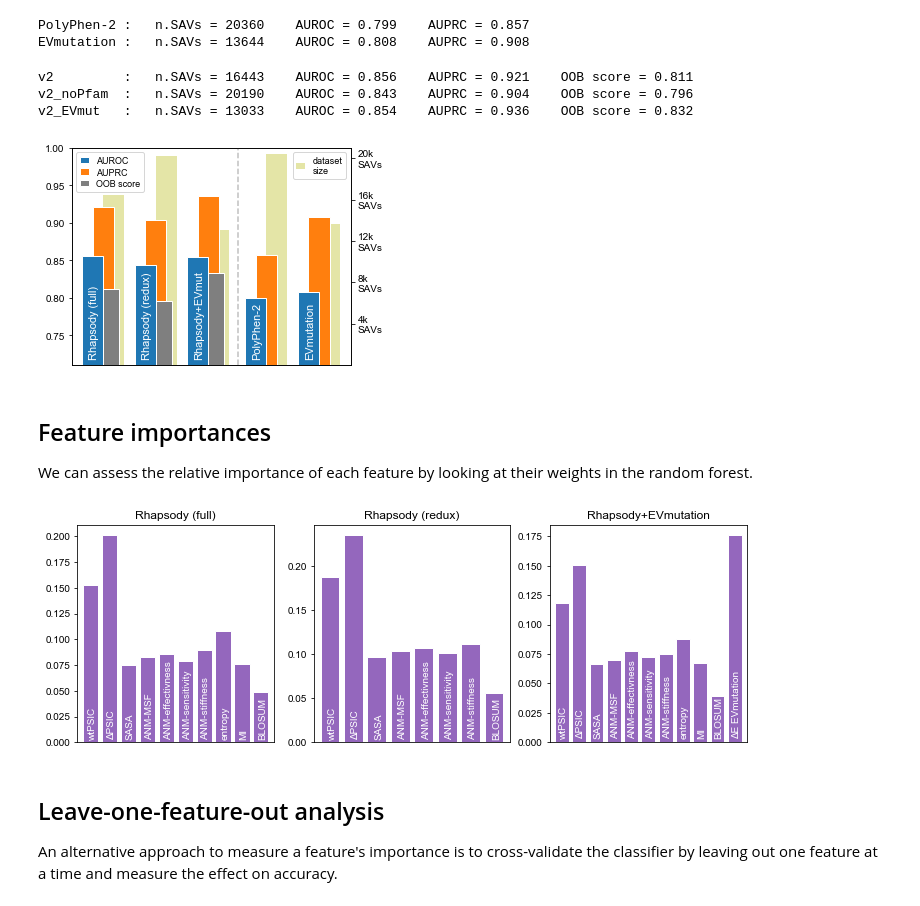
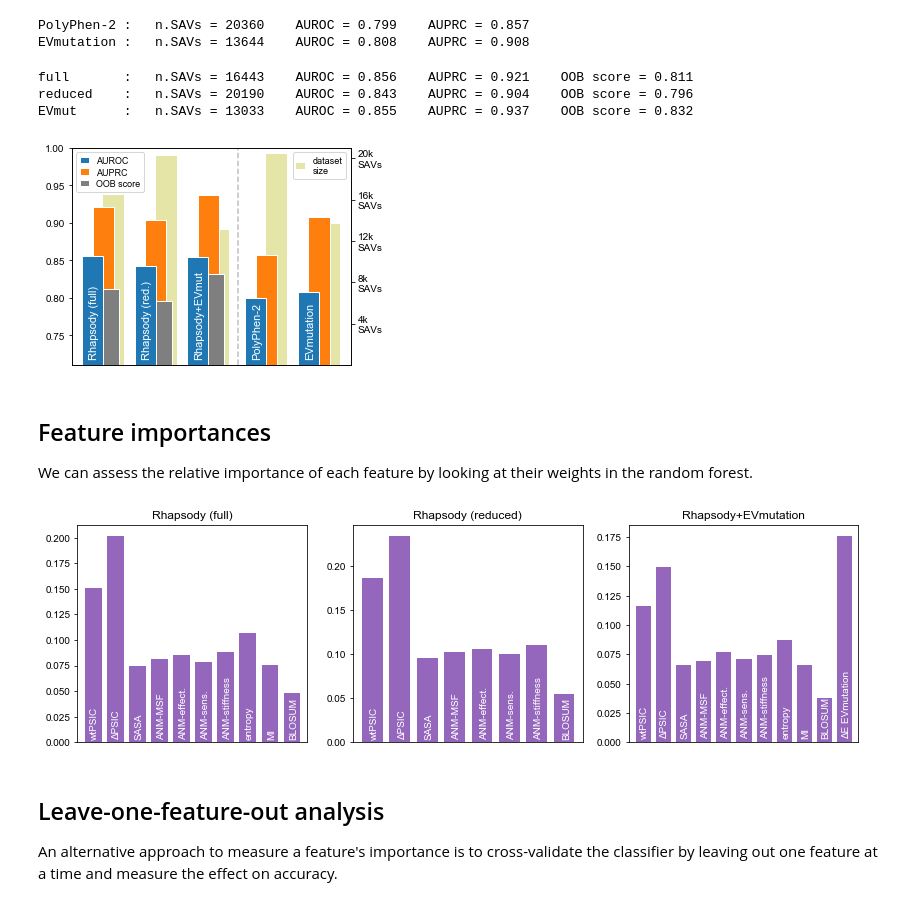
Before and after one commit to prody/rhapsody-tutorials, a Jupyter notebook: paper_Supplementary_Info/01-Random_Forest_training/RF_training.ipynb, the cells around one changed output. Drawn from its saved outputs; the diff is of its cells as text; code cells hidden in the pictures.

```diff
--- a/paper_Supplementary_Info/01-Random_Forest_training/RF_training.ipynb
+++ b/paper_Supplementary_Info/01-Random_Forest_training/RF_training.ipynb
@@ -83,15 +65,16 @@ if not os.path.isdir('local/results'):
     os.mkdir('local/results')
 # %%
 if os.path.isfile('local/results/RF_training_summaries.pkl'):
+    RF_training_summaries = pickle.load(open('local/results/RF_training_summaries.pkl', 'rb'))
     print('A pickle containing precomputed results have been found.')
     print('Please delete it if you wish to run the analysis again.')
 else:
     LOGGER.start('local/results/RF_training.log')
     RF_training_summaries = {}
 
-    for version in ['v2', 'v2_noPfam', 'v2_EVmut']:
+    for version in ['full', 'reduced', 'EVmut']:
 
-        featset = ['SAV_coords', 'true_label'] + featsets[version]
+        sel = ['SAV_coords', 'true_label'] + rd.DEFAULT_FEATSETS[version]
 
         LOGGER.info(f'VERSION: {version}')
 
@@ -100,7 +83,7 @@ else:
         os.mkdir(folder)
 
         # run training procedure
-        output_dict = rhaps.trainRFclassifier(ID[featset])
+        output_dict = rd.trainRFclassifier(ID[sel])
         RF_training_summaries[version] = output_dict['CV summary']
 
         # move trained classifier and figures into folder
@@ -152,7 +132,7 @@ for method, score in pred_scores.items():
     true_labels = ID['true_label'][sel]
 
     # Rhapsody contains a function for computing ROC, Precision-Recall curves, etc.
-    m = rhaps.calcMetrics(true_labels, predictions)
+    m = rd.calcMetrics(true_labels, predictions)
     m['dataset size'] = sum(sel)
     PP2_EVm_metrics[method] = m
 
@@ -170,9 +150,9 @@ for v, s in RF_training_summaries.items():
           f"   AUPRC = {s['mean AUPRC']:.3f}",
           f"   OOB score = {s['mean OOB score']:.3f}")
 # %% [output]
-v2         :   n.SAVs = 16443    AUROC = 0.856    AUPRC = 0.921    OOB score = 0.811
-v2_noPfam  :   n.SAVs = 20190    AUROC = 0.843    AUPRC = 0.904    OOB score = 0.796
-v2_EVmut   :   n.SAVs = 13033    AUROC = 0.854    AUPRC = 0.936    OOB score = 0.832
+full       :   n.SAVs = 16443    AUROC = 0.856    AUPRC = 0.921    OOB score = 0.811
+reduced    :   n.SAVs = 20190    AUROC = 0.843    AUPRC = 0.904    OOB score = 0.796
+EVmut      :   n.SAVs = 13033    AUROC = 0.855    AUPRC = 0.937    OOB score = 0.832
 # %%
 if not os.path.isdir('local/figures'):
     os.mkdir('local/figures')
@@ -180,7 +160,7 @@ if not os.path.isdir('local/figures'):
 fig, ax = plt.subplots(1, 1, figsize=(5, 4))
 
 data = np.zeros((5,4))
-for i, v in enumerate(['v2', 'v2_noPfam', 'v2_EVmut']):
+for i, v in enumerate(['full', 'reduced', 'EVmut']):
     for j, x in enumerate(['mean AUROC', 'mean AUPRC', 'mean OOB score', 'dataset size']):
         data[i,j] = RF_training_summaries[v][x]
 for i, v in enumerate(['PolyPhen-2', 'EVmutation']):
@@ -209,7 +189,7 @@ ax.set_ylim((0.71,1))
 ax.set_xlim((-.4, 4.9))
 
 ax.set_xticks([])
-for i,s in enumerate(['Rhapsody (full)', 'Rhapsody (redux)', 'Rhapsody+EVmut', 'PolyPhen-2', 'EVmutation']):
+for i,s in enumerate(['Rhapsody (full)', 'Rhapsody (red.)', 'Rhapsody+EVmut', 'PolyPhen-2', 'EVmutation']):
     ax.text(X[i]-.065, 0.718, s, color='w', rotation=90, va='bottom', size='11')
 
 ax2.set_ylim((0, 21000))
@@ -220,7 +200,7 @@ ax.axvline(x=2.76, color='gray', ls='--', alpha=.5)
 
 fig.savefig('local/figures/Rhapsody_vs_PP2_EVmut.png', dpi=300)
 # %% [output]
-[figure, old version]
+[figure, new version]
 # %% [markdown]
 ## Feature importances
 
@@ -228,8 +208,8 @@ We can assess the relative importance of each feature by looking at their weight
 # %%
 abbrv = {
     'ANM_MSF-chain': 'ANM-MSF',
-    'ANM_effectiveness-chain': 'ANM-effectivness',
-    'ANM_sensitivity-chain': 'ANM-sensitivity',
+    'ANM_effectiveness-chain': 'ANM-effect.',
+    'ANM_sensitivity-chain': 'ANM-sens.',
     'BLOSUM': 'BLOSUM',
     'Delta_PSIC': 'ΔPSIC',
     'EVmut-DeltaE_epist': 'ΔE EVmutation',
@@ -238,39 +218,39 @@ abbrv = {
     'ranked_MI': 'MI',
     'stiffness-chain': 'ANM-stiffness',
     'wt_PSIC': 'wtPSIC',
-    'v2': 'Rhapsody (full)',
-    'v2_noPfam': 'Rhapsody (redux)',
-    'v2_EVmut': 'Rhapsody+EVmutation',
+    'full': 'Rhapsody (full)',
+    'reduced': 'Rhapsody (reduced)',
+    'EVmut': 'Rhapsody+EVmutation',
 }
 # %%
-fig, axes = plt.subplots(1, 3, figsize=(12, 4))
+fig, axes = plt.subplots(1, 3, figsize=(14, 4))
 
 for i, (version, d) in enumerate(RF_training_summaries.items()):
 
-    featset = featsets[version]
+    featset = rd.DEFAULT_FEATSETS[version]
     n = len(featset)
 
     data = d['feat. importance']
 
     ax = axes[i]
     ax.set_title(abbrv[version])
 
     # bar plots
     X = np.arange(n)
     ax.bar(X, d['feat. importance'], color='C4', width=.8, edgecolor='w')
 
     ax.set_xlim((-.7, n-0.3))
 
     ax.set_xticks([])
-    labels = [abbrv[f] for f in featsets[version]]
+    labels = [abbrv[f] for f in rd.DEFAULT_FEATSETS[version]]
     ax.set_xticklabels(labels, rotation='vertical')
 
     for i,s in enumerate([abbrv[f] for f in featset]):
         ax.text(X[i]+.1, 0.003, s, color='w', rotation=90, ha='center', va='bottom', size='10')
 
 fig.savefig('local/figures/feature_importances.png', dpi=300)
 # %% [output]
-[figure, old version]
+[figure, new version]
 # %% [markdown]
 ## Leave-one-feature-out analysis
 
```
Also changed, not shown: parts of 10 cells of this notebook.
